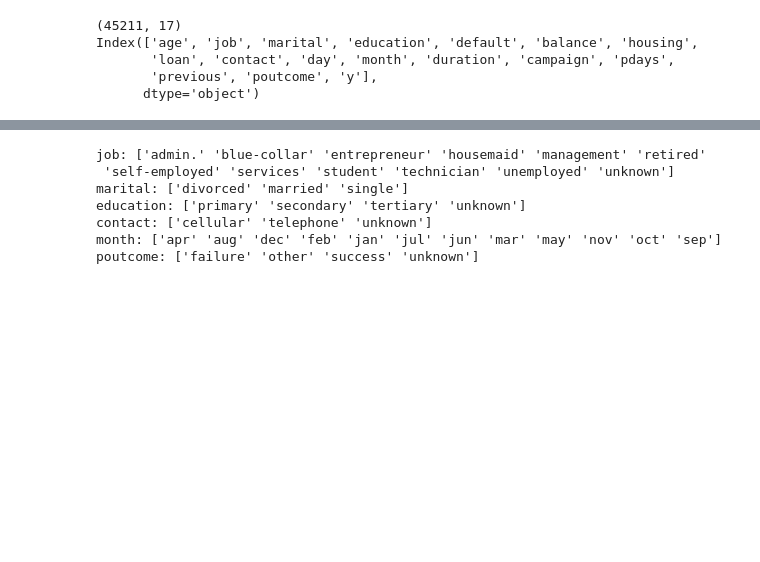
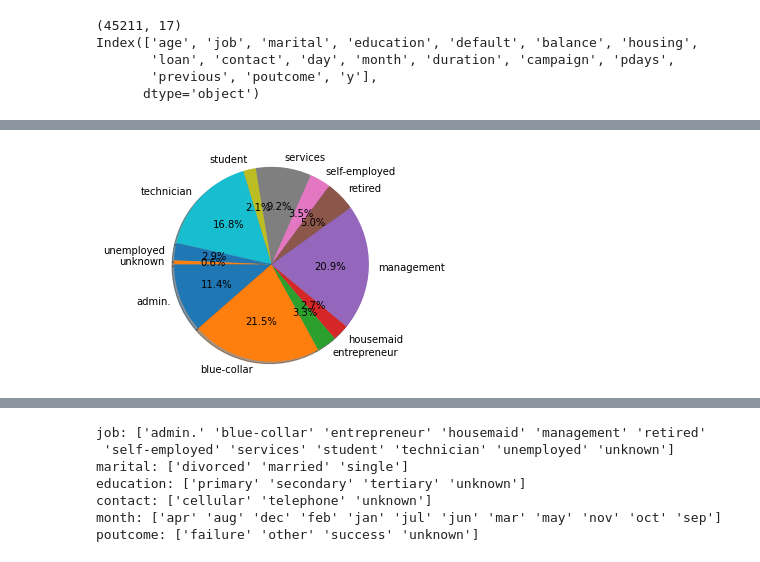
Before and after one commit to Q-Pi/ML, a Jupyter notebook: Supervised/semaine2/projet/Projet.ipynb, the cells around one changed output, grey strips where cells are left out. Saved outputs shown, nothing was run; the diff lists cells and outputs as text; code cells hidden in the pictures; blank space fills up the shorter version.

```diff
--- a/Supervised/semaine2/projet/Projet.ipynb
+++ b/Supervised/semaine2/projet/Projet.ipynb
@@ -64,0 +95,18 @@ Output variable (desired target):
+# %%
+#Vérification du nombre de données, si plusieurs données sont peu représentés (<3%) alors regrouper dans une seule et même catégorie
+#??????????????????????????????
+#pieChart avant/apres
+df['job']
+df_tmp = pd.DataFrame()
+df_tmp['job'] = df['job']
+df_tmp['count'] = df['job']
+df_tmp = df_tmp.groupby(by='job').count()
+# %%
+fig1, ax1 = plt.subplots()
+ax1.pie(df_tmp['count'], labels=df_tmp.index, autopct='%1.1f%%',
+        shadow=True, startangle=180)
+ax1.axis('equal')  # Equal aspect ratio ensures that pie is drawn as a circle.
+
+plt.show()
+# %% [output]
+[figure, added]
```
Also changed, not shown: parts of 23 cells of this notebook, 4 other files.
